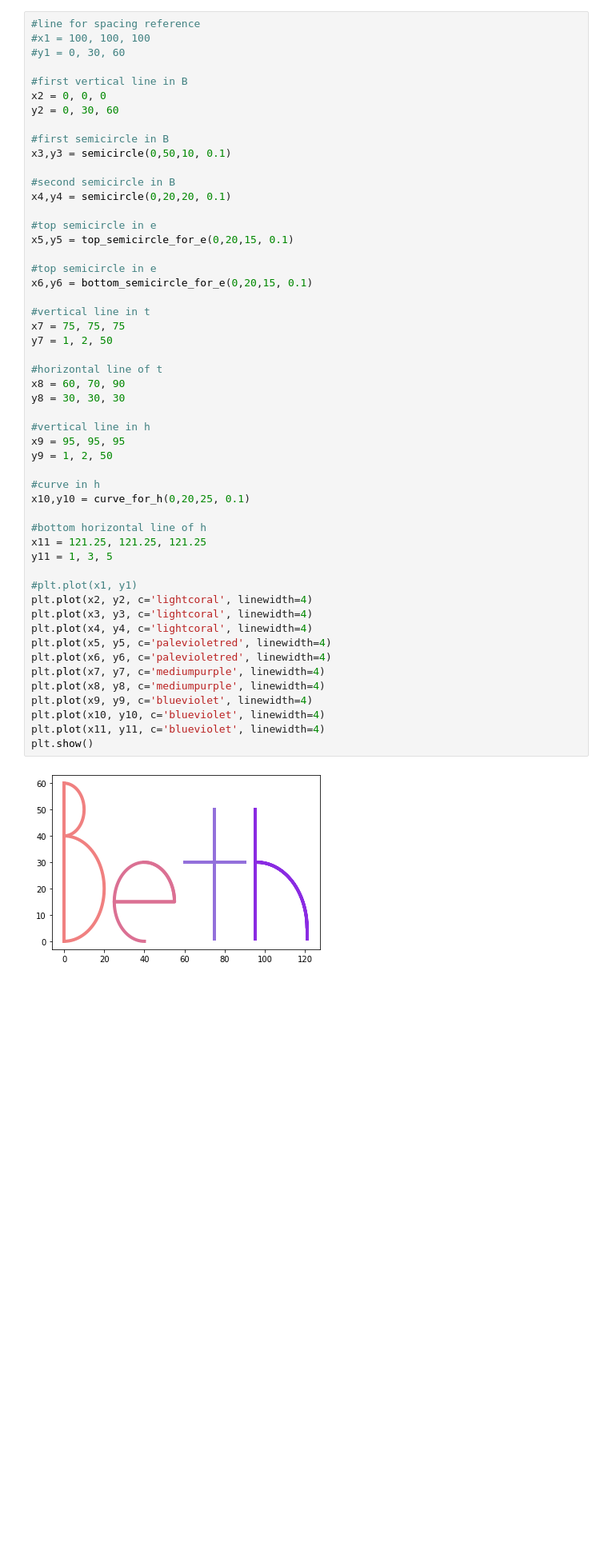
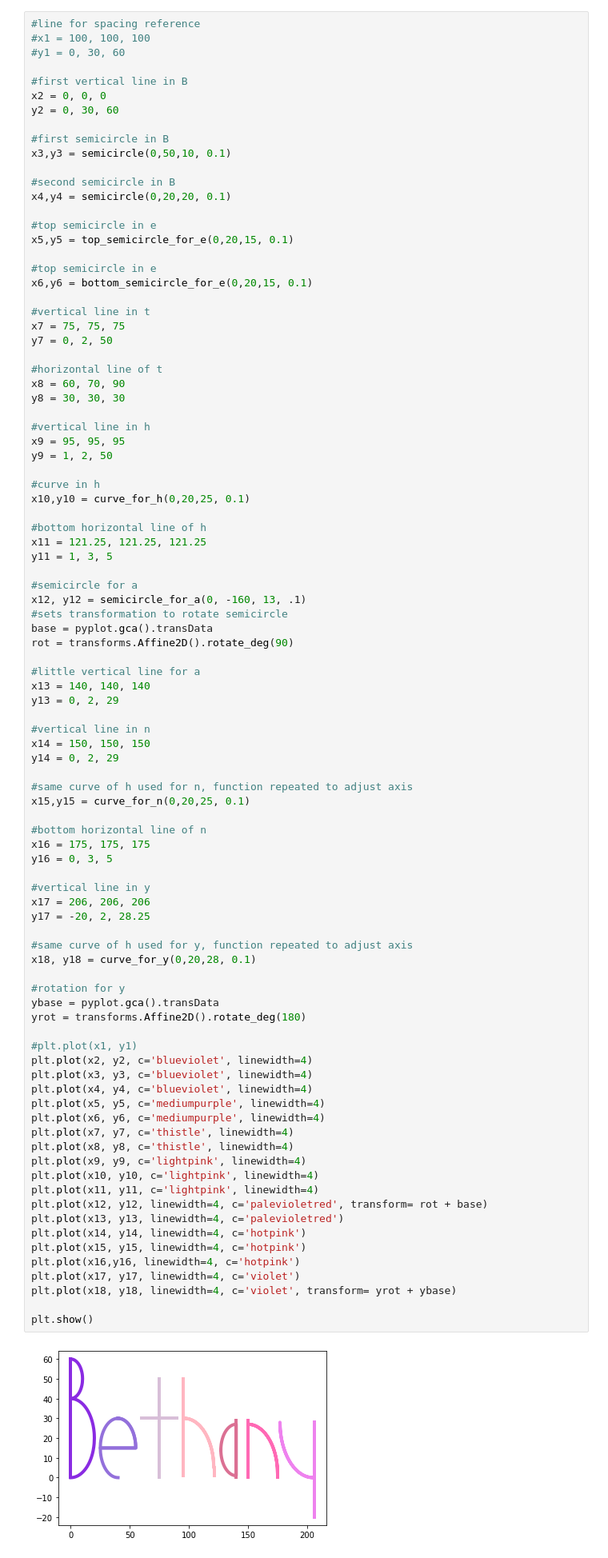
Before and after one commit to ThompsonBethany01/numpy-pandas-visualization-exercises, a Jupyter notebook: matplotlib_exercises.ipynb, the cells around one changed output. Shown at 80% size. Drawn from its saved outputs; the diff is of its cells as text; blank space fills up the shorter version.

```diff
--- a/matplotlib_exercises.ipynb
+++ b/matplotlib_exercises.ipynb
@@ -408,42 +462,82 @@ x3,y3 = semicircle(0,50,10, 0.1)
 #second semicircle in B
 x4,y4 = semicircle(0,20,20, 0.1)
 
 #top semicircle in e
 x5,y5 = top_semicircle_for_e(0,20,15, 0.1)
 
 #top semicircle in e
 x6,y6 = bottom_semicircle_for_e(0,20,15, 0.1)
 
 #vertical line in t
 x7 = 75, 75, 75
-y7 = 1, 2, 50
+y7 = 0, 2, 50
 
 #horizontal line of t
 x8 = 60, 70, 90
 y8 = 30, 30, 30
 
 #vertical line in h
 x9 = 95, 95, 95
 y9 = 1, 2, 50
 
 #curve in h
 x10,y10 = curve_for_h(0,20,25, 0.1)
 
 #bottom horizontal line of h
 x11 = 121.25, 121.25, 121.25
 y11 = 1, 3, 5
 
+#semicircle for a
+x12, y12 = semicircle_for_a(0, -160, 13, .1)
+#sets transformation to rotate semicircle
+base = pyplot.gca().transData
+rot = transforms.Affine2D().rotate_deg(90)
+
+#little vertical line for a
+x13 = 140, 140, 140
+y13 = 0, 2, 29
+
+#vertical line in n
+x14 = 150, 150, 150
+y14 = 0, 2, 29
+
+#same curve of h used for n, function repeated to adjust axis
+x15,y15 = curve_for_n(0,20,25, 0.1)
+
+#bottom horizontal line of n
+x16 = 175, 175, 175
+y16 = 0, 3, 5
+
+#vertical line in y
+x17 = 206, 206, 206
+y17 = -20, 2, 28.25
+
+#same curve of h used for y, function repeated to adjust axis
+x18, y18 = curve_for_y(0,20,28, 0.1)
+
+#rotation for y
+ybase = pyplot.gca().transData
+yrot = transforms.Affine2D().rotate_deg(180)
+
 #plt.plot(x1, y1)
-plt.plot(x2, y2, c='lightcoral', linewidth=4)
-plt.plot(x3, y3, c='lightcoral', linewidth=4)
-plt.plot(x4, y4, c='lightcoral', linewidth=4)
-plt.plot(x5, y5, c='palevioletred', linewidth=4)
-plt.plot(x6, y6, c='palevioletred', linewidth=4)
-plt.plot(x7, y7, c='mediumpurple', linewidth=4)
-plt.plot(x8, y8, c='mediumpurple', linewidth=4)
-plt.plot(x9, y9, c='blueviolet', linewidth=4)
-plt.plot(x10, y10, c='blueviolet', linewidth=4)
-plt.plot(x11, y11, c='blueviolet', linewidth=4)
+plt.plot(x2, y2, c='blueviolet', linewidth=4)
+plt.plot(x3, y3, c='blueviolet', linewidth=4)
+plt.plot(x4, y4, c='blueviolet', linewidth=4)
+plt.plot(x5, y5, c='mediumpurple', linewidth=4)
+plt.plot(x6, y6, c='mediumpurple', linewidth=4)
+plt.plot(x7, y7, c='thistle', linewidth=4)
+plt.plot(x8, y8, c='thistle', linewidth=4)
+plt.plot(x9, y9, c='lightpink', linewidth=4)
+plt.plot(x10, y10, c='lightpink', linewidth=4)
+plt.plot(x11, y11, c='lightpink', linewidth=4)
+plt.plot(x12, y12, linewidth=4, c='palevioletred', transform= rot + base)
+plt.plot(x13, y13, linewidth=4, c='palevioletred')
+plt.plot(x14, y14, linewidth=4, c='hotpink')
+plt.plot(x15, y15, linewidth=4, c='hotpink')
+plt.plot(x16,y16, linewidth=4, c='hotpink')
+plt.plot(x17, y17, linewidth=4, c='violet')
+plt.plot(x18, y18, linewidth=4, c='violet', transform= yrot + ybase)
+
 plt.show()
 # %% [output]
-[figure, old version]
+[figure, new version]
```
Also changed, not shown: parts of 4 cells of this notebook.
